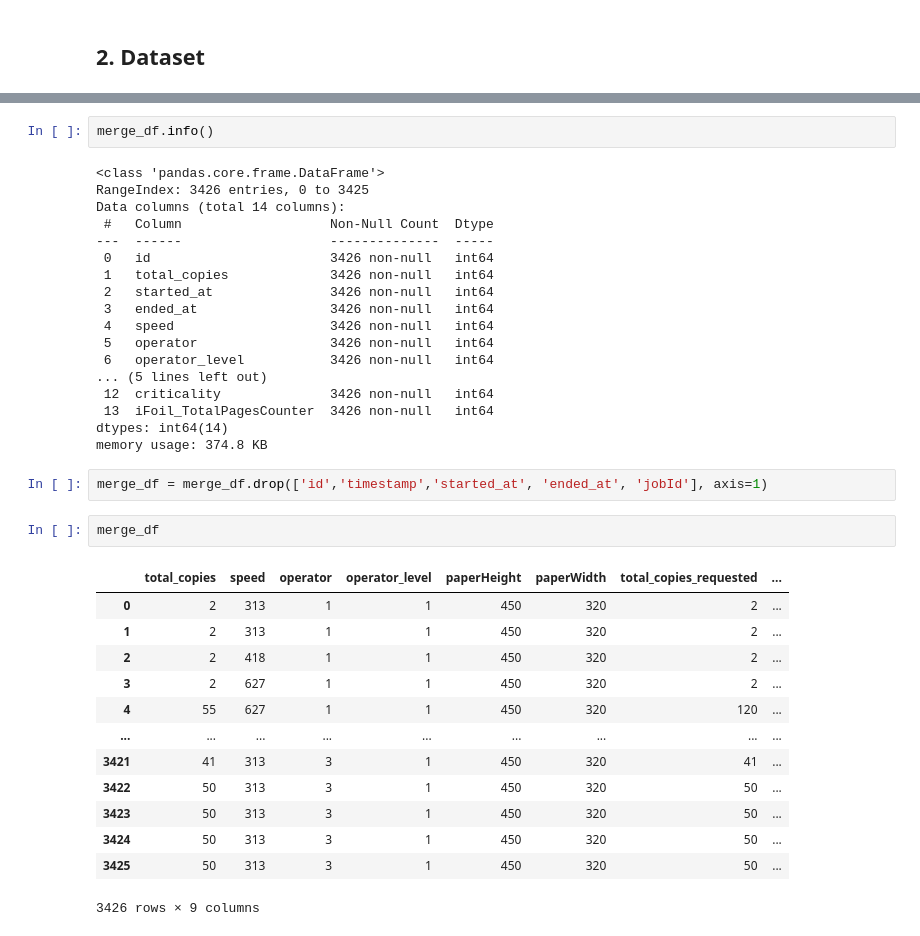
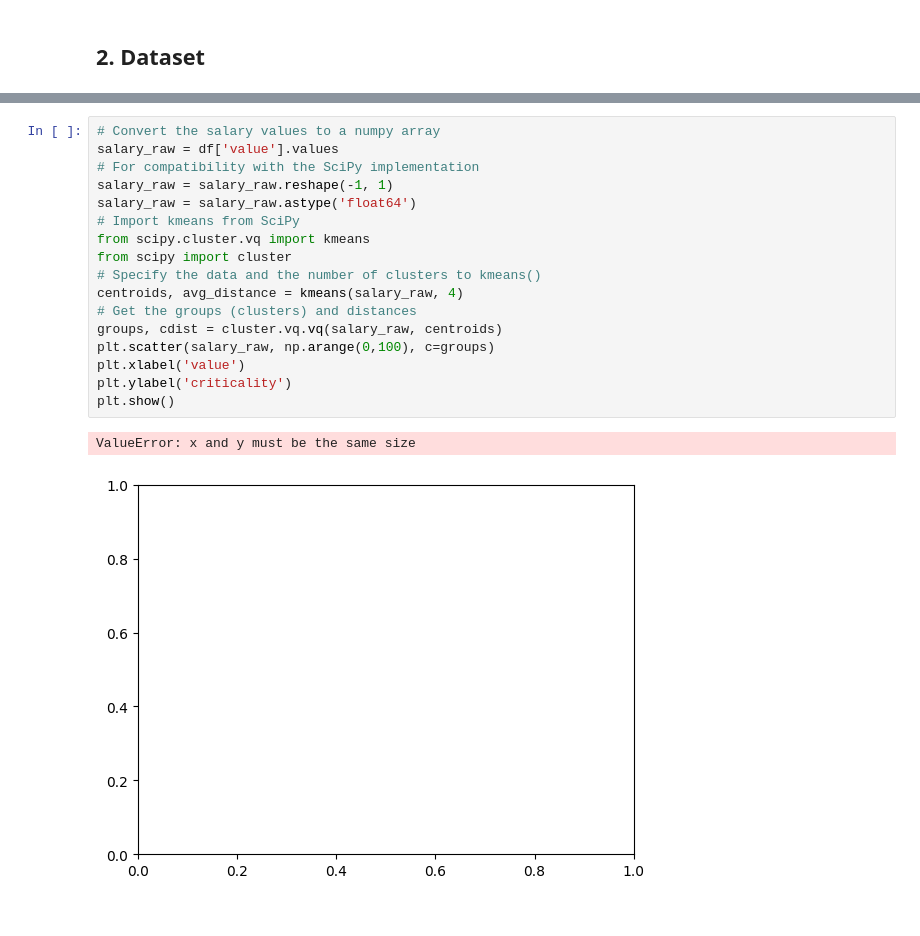
Before and after one commit to AranOribu/Prediction-Erreur-JetVarnish3DEvo, a Jupyter notebook: models/model_classification_anomaly_detection.ipynb, the cells around one changed output, grey strips where cells are left out. Drawn from its saved outputs; the diff is of its cells as text.

```diff
--- a/models/model_classification_anomaly_detection.ipynb
+++ b/models/model_classification_anomaly_detection.ipynb
@@ -401,38 +57,20 @@ merge_df = pd.concat([df_2.iloc[ind//len(df_1)].reset_index(drop=True), df_1.ilo
-# %%
-merge_df.info()
-# %% [output]
-<class 'pandas.core.frame.DataFrame'>
-RangeIndex: 3426 entries, 0 to 3425
-Data columns (total 14 columns):
- #   Column                   Non-Null Count  Dtype
----  ------                   --------------  -----
- 0   id                       3426 non-null   int64
- 1   total_copies             3426 non-null   int64
- 2   started_at               3426 non-null   int64
- 3   ended_at                 3426 non-null   int64
- 4   speed                    3426 non-null   int64
- 5   operator                 3426 non-null   int64
- 6   operator_level           3426 non-null   int64
-... (5 lines left out)
- 12  criticality              3426 non-null   int64
- 13  iFoil_TotalPagesCounter  3426 non-null   int64
-dtypes: int64(14)
-memory usage: 374.8 KB
-# %%
-merge_df = merge_df.drop(['id','timestamp','started_at', 'ended_at', 'jobId'], axis=1)
-# %%
-merge_df
-# %% [output]
-|  | total_copies | speed | operator | operator_level | paperHeight | paperWidth | total_copies_requested | ... |
-| 0 | 2 | 313 | 1 | 1 | 450 | 320 | 2 | ... |
-| 1 | 2 | 313 | 1 | 1 | 450 | 320 | 2 | ... |
-| 2 | 2 | 418 | 1 | 1 | 450 | 320 | 2 | ... |
-| 3 | 2 | 627 | 1 | 1 | 450 | 320 | 2 | ... |
-| 4 | 55 | 627 | 1 | 1 | 450 | 320 | 120 | ... |
-| ... | ... | ... | ... | ... | ... | ... | ... | ... |
-| 3421 | 41 | 313 | 3 | 1 | 450 | 320 | 41 | ... |
-| 3422 | 50 | 313 | 3 | 1 | 450 | 320 | 50 | ... |
-| 3423 | 50 | 313 | 3 | 1 | 450 | 320 | 50 | ... |
-| 3424 | 50 | 313 | 3 | 1 | 450 | 320 | 50 | ... |
-| 3425 | 50 | 313 | 3 | 1 | 450 | 320 | 50 | ... |
-3426 rows × 9 columns
+# %%
+# Convert the salary values to a numpy array
+salary_raw = df['value'].values
+# For compatibility with the SciPy implementation
+salary_raw = salary_raw.reshape(-1, 1)
+salary_raw = salary_raw.astype('float64')
+# Import kmeans from SciPy
+from scipy.cluster.vq import kmeans
+from scipy import cluster
+# Specify the data and the number of clusters to kmeans()
+centroids, avg_distance = kmeans(salary_raw, 4)
+# Get the groups (clusters) and distances
+groups, cdist = cluster.vq.vq(salary_raw, centroids)
+plt.scatter(salary_raw, np.arange(0,100), c=groups)
+plt.xlabel('value')
+plt.ylabel('criticality')
+plt.show()
+# %% [output]
+ValueError: x and y must be the same size
+[figure, added]
```
Also changed, not shown: parts of 37 cells of this notebook, 7 other files.
